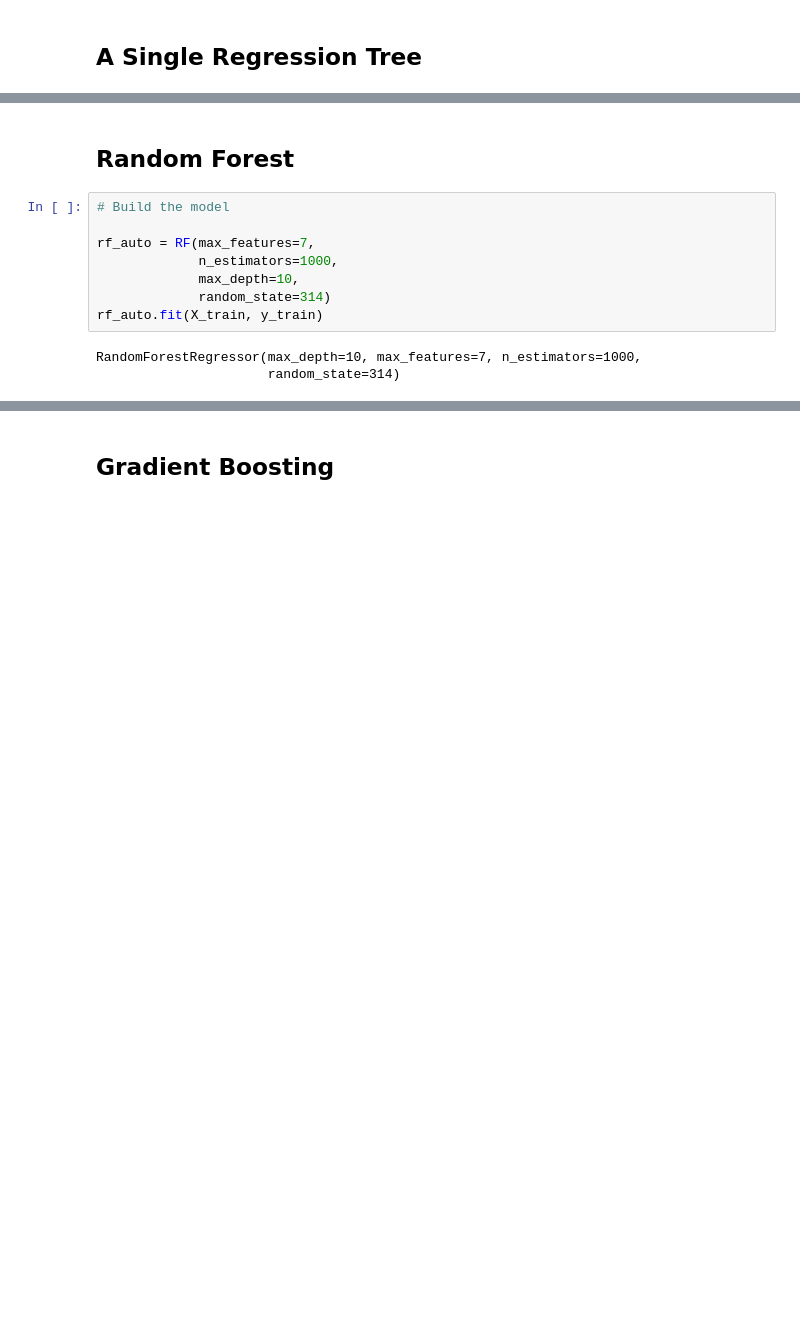
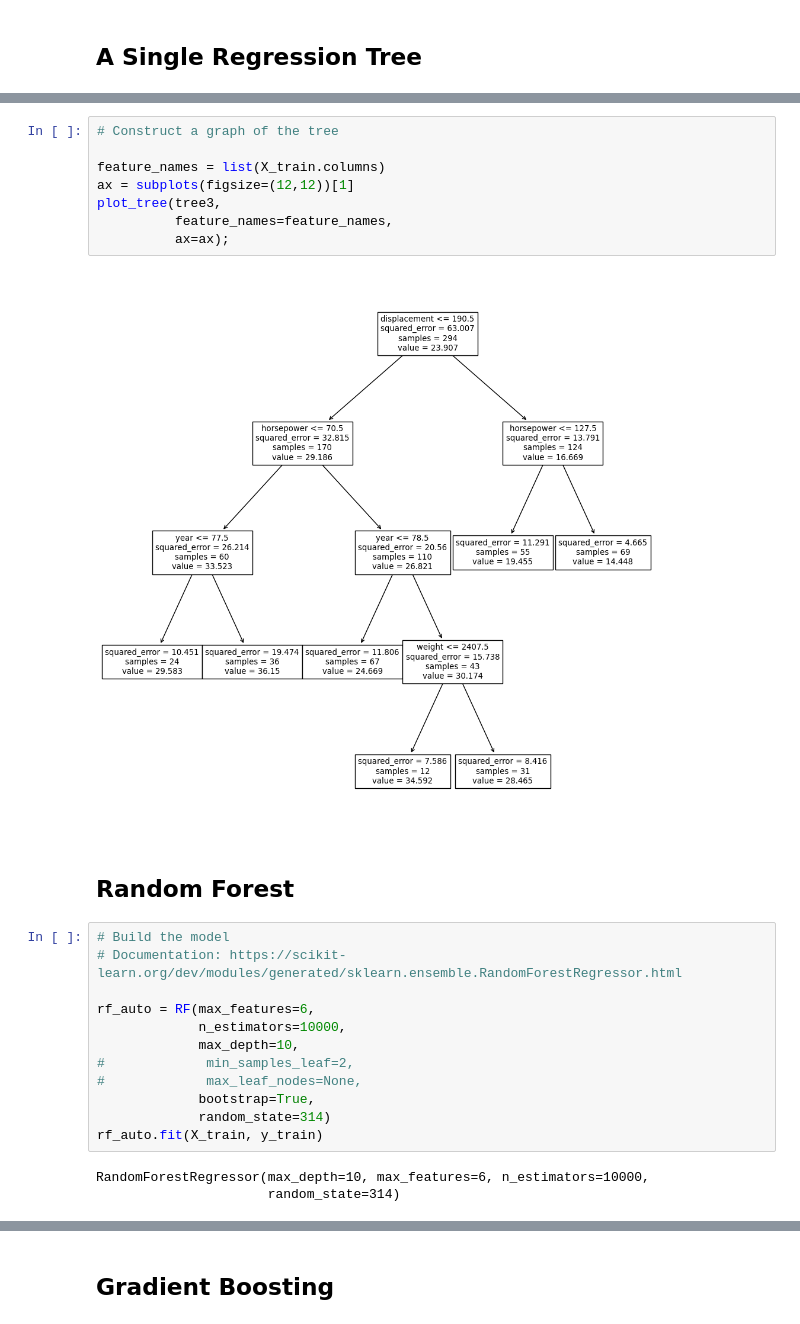
Before and after one commit to katesnow1/code_2600, a Jupyter notebook: trees.ipynb, the cells around one changed output, grey strips where cells are left out. Saved outputs shown, nothing was run; the diff lists cells and outputs as text; blank space fills up the shorter version.

```diff
--- a/trees.ipynb
+++ b/trees.ipynb
@@ -88,15 +116,29 @@ plot_tree(reg,
+# %%
+# Construct a graph of the tree
+
+feature_names = list(X_train.columns)
+ax = subplots(figsize=(12,12))[1]
+plot_tree(tree3,
+          feature_names=feature_names,
+          ax=ax);
+# %% [output]
+[figure, added]
 # %% [markdown]
 ## Random Forest
 # %%
 # Build the model
+# Documentation: https://scikit-learn.org/dev/modules/generated/sklearn.ensemble.RandomForestRegressor.html
 
-rf_auto = RF(max_features=7,
-             n_estimators=1000,
+rf_auto = RF(max_features=6,
+             n_estimators=10000,
              max_depth=10,
+#             min_samples_leaf=2,
+#             max_leaf_nodes=None,
+             bootstrap=True,
              random_state=314)
 rf_auto.fit(X_train, y_train)
 # %% [output]
-RandomForestRegressor(max_depth=10, max_features=7, n_estimators=1000,
+RandomForestRegressor(max_depth=10, max_features=6, n_estimators=10000,
                       random_state=314)
 # %%
 # MSE
```
Also changed, not shown: parts of 10 cells of this notebook.
